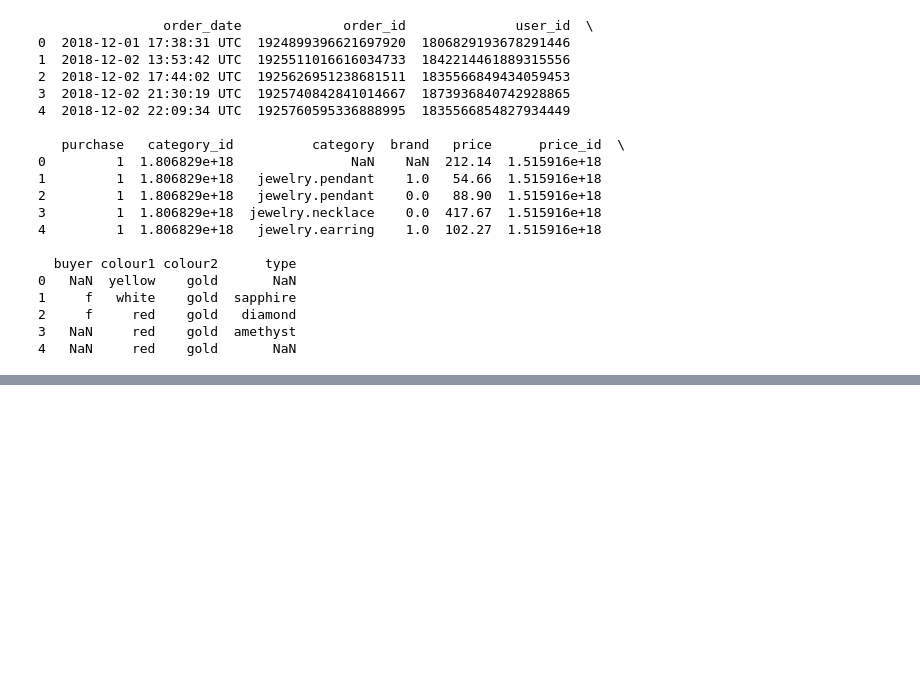
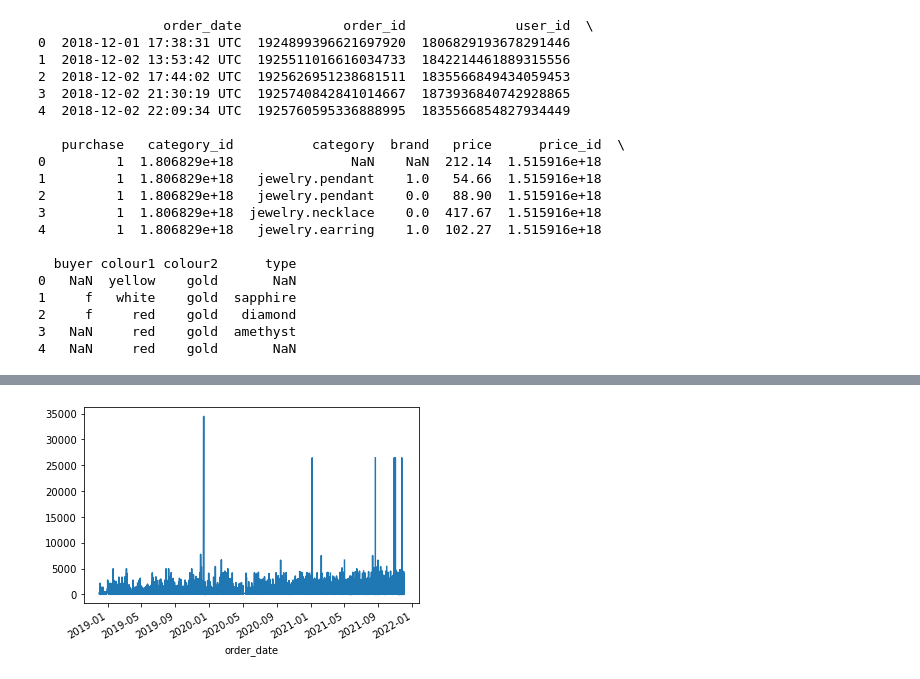
Before and after one commit to dantonprestes/CA_Integrated, a Jupyter notebook: Question 1.ipynb, the cells around one changed output, grey strips where cells are left out. Drawn from its saved outputs; the diff is of its cells as text; code cells hidden in the pictures; blank space fills up the shorter version.

```diff
--- a/Question 1.ipynb
+++ b/Question 1.ipynb
@@ -140,4 +146,4 @@ df.head()
 # %%
 ## our data column should be in datetime format, so we convert this in date format
 from datetime import datetime
-df['InvoiceDate']=pd.to_datetime(df['InvoiceDate'])
+df['order_date']=pd.to_datetime(df['order_date'])
@@ -143,0 +168,4 @@ df['InvoiceDate']=pd.to_datetime(df['InvoiceDate'])
+# %%
+##Changing/select important column to be used as index column.
+df=df.set_index('order_date')
+df.head()
@@ -143,0 +180,4 @@ df['InvoiceDate']=pd.to_datetime(df['InvoiceDate'])
+# %%
+df['price'].plot();
+# %% [output]
+[figure, added]
```
Also changed, not shown: parts of 18 cells of this notebook.
